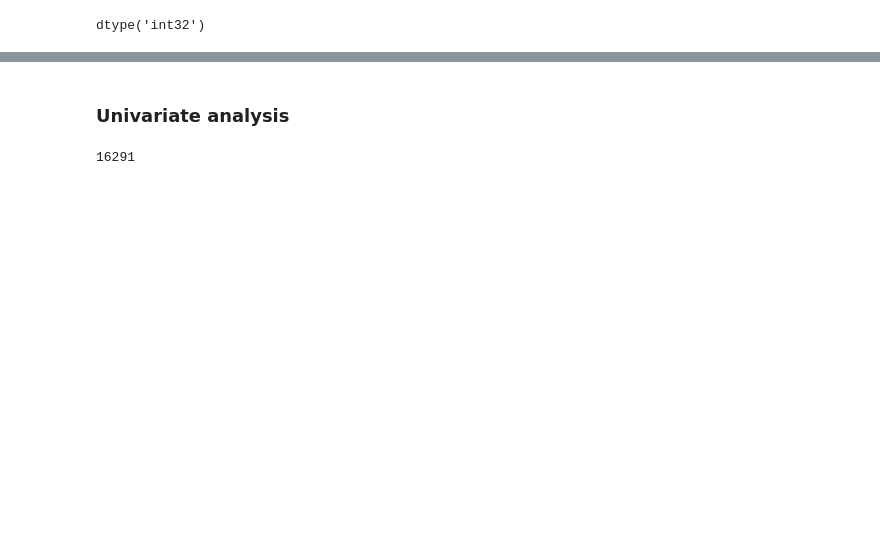
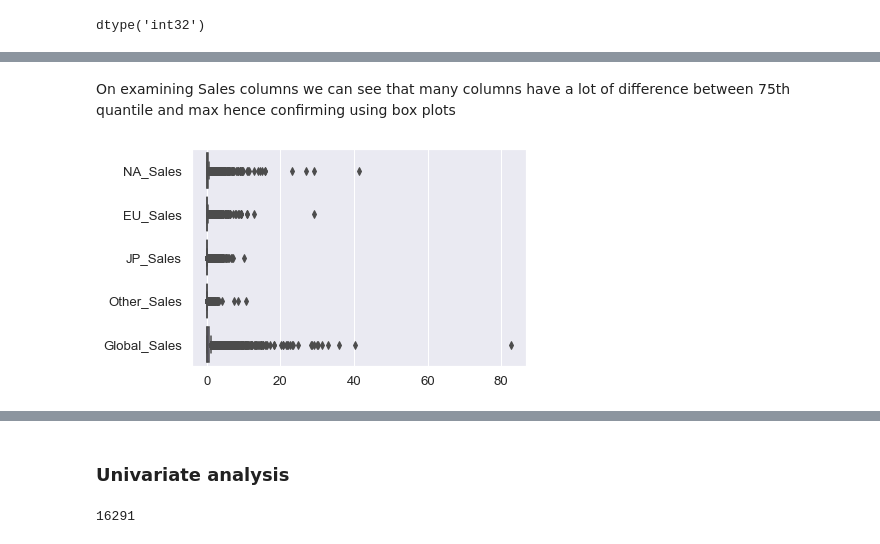
Before and after one commit to Sidhant1201/ViedoGameSales, a Jupyter notebook: VGsales EDAproject/VGsales.ipynb, the cells around one changed output, grey strips where cells are left out. Drawn from its saved outputs; the diff is of its cells as text; code cells hidden in the pictures; blank space fills up the shorter version.

```diff
--- a/VGsales EDAproject/VGsales.ipynb
+++ b/VGsales EDAproject/VGsales.ipynb
@@ -128,0 +154,7 @@ df.head()
+# %% [markdown]
+On examining Sales columns we can see that many columns have a lot of difference between 75th quantile and max hence confirming using box plots
+# %%
+sns.boxplot(data=df[["NA_Sales", "EU_Sales", "JP_Sales", "Other_Sales", "Global_Sales"]], orient="h")
+plt.show()
+# %% [output]
+[figure, added]
```
Also changed, not shown: parts of 26 cells of this notebook.
